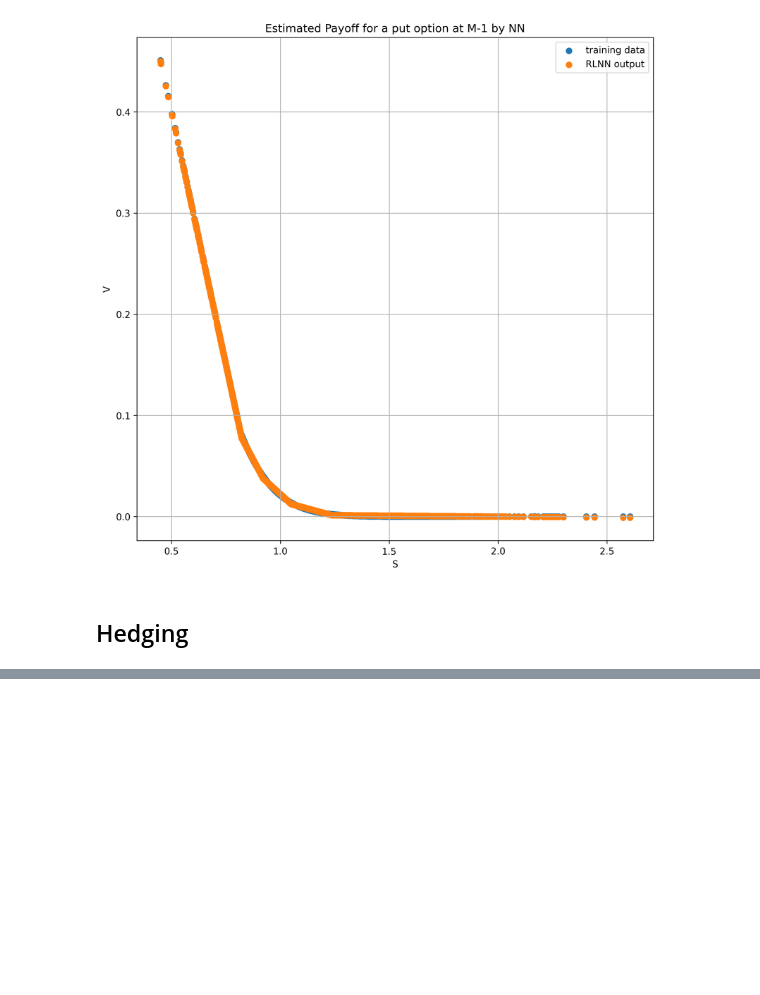
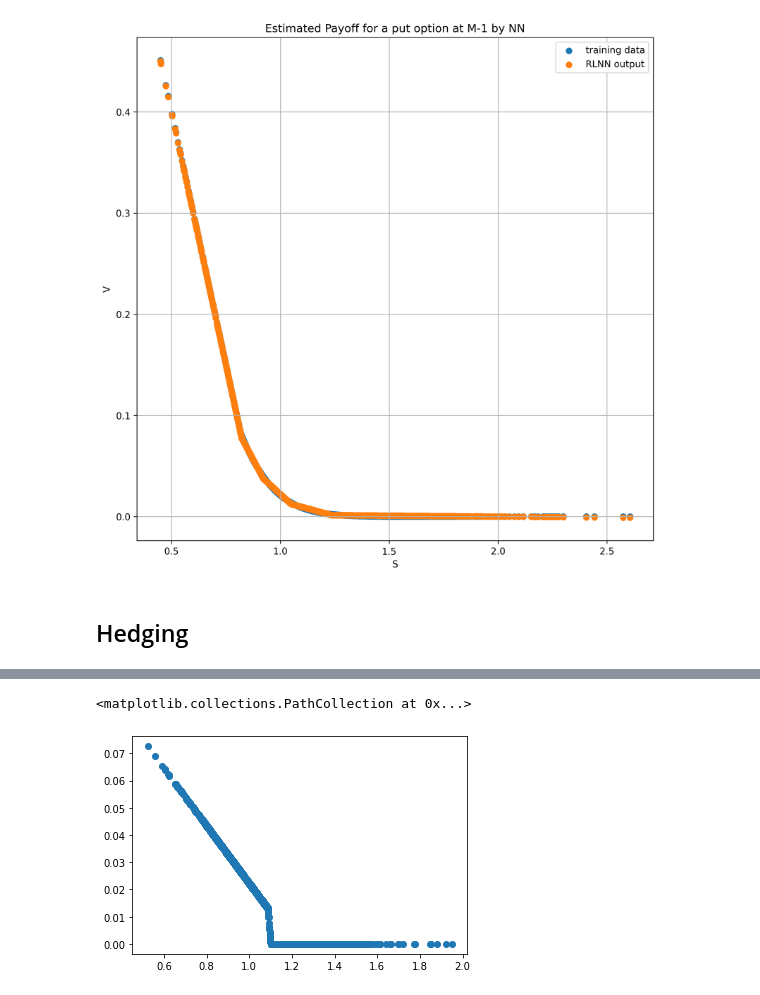
Before and after one commit to SByeUva/advance_computational_finance, a Jupyter notebook: NN-sensitivities.ipynb, the cells around one changed output, grey strips where cells are left out. Saved outputs shown, nothing was run; the diff lists cells and outputs as text; code cells hidden in the pictures; blank space fills up the shorter version.

```diff
--- a/NN-sensitivities.ipynb
+++ b/NN-sensitivities.ipynb
@@ -1171,0 +1280,5 @@ plt.savefig('figures/improvement2.jpeg')
+# %%
+plt.scatter(stock_tracker[2][:,1], final_postions[2])
+# %% [output]
+<matplotlib.collections.PathCollection at 0x...>
+[figure, added]
```
Also changed, not shown: parts of 28 cells of this notebook, 1 other file.
